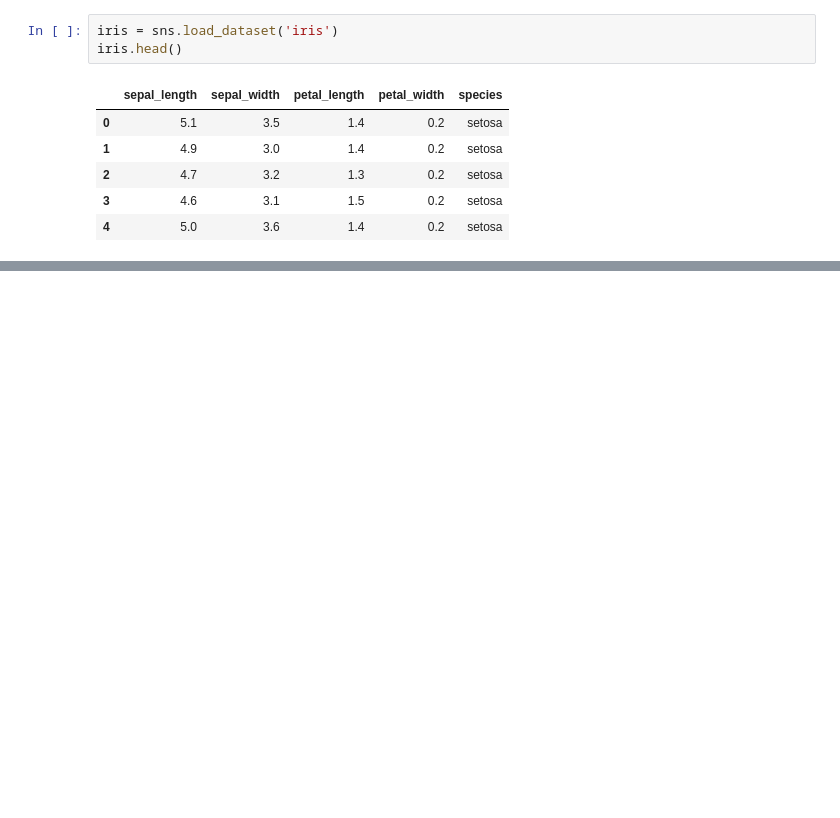
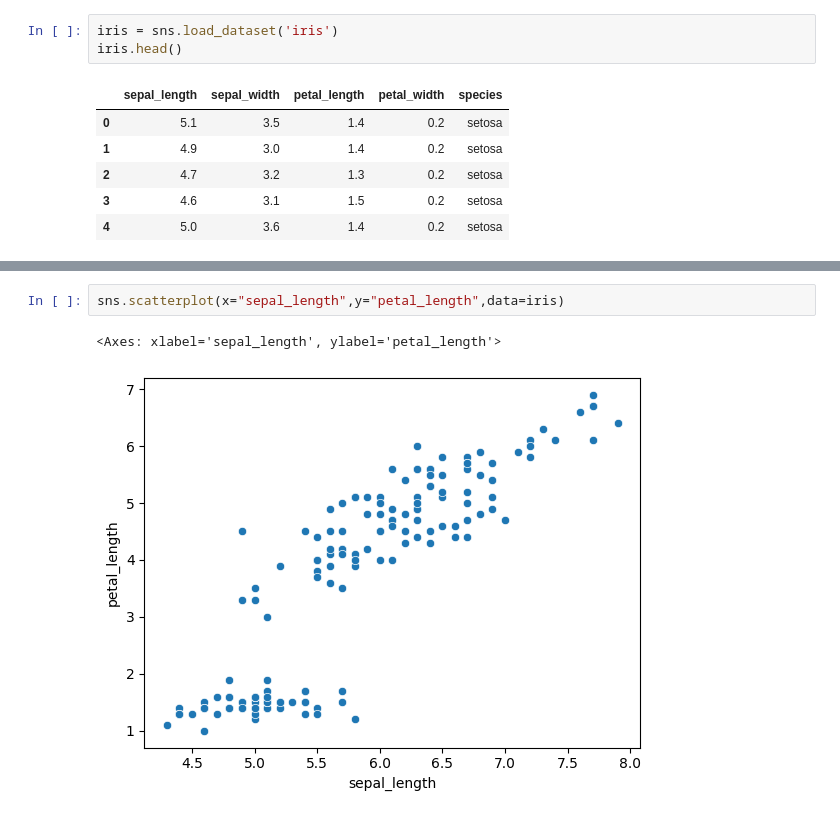
Before and after one commit to Kailas-lab/Seaborn, a Jupyter notebook: two/iris.ipynb, the cells around one changed output, grey strips where cells are left out. Saved outputs shown, nothing was run; the diff lists cells and outputs as text; blank space fills up the shorter version.

```diff
--- a/two/iris.ipynb
+++ b/two/iris.ipynb
@@ -15,0 +24,5 @@ iris.head()
+# %%
+sns.scatterplot(x="sepal_length",y="petal_length",data=iris)
+# %% [output]
+<Axes: xlabel='sepal_length', ylabel='petal_length'>
+[figure, added]
```
Also changed, not shown: parts of 11 cells of this notebook, 1 other file.
